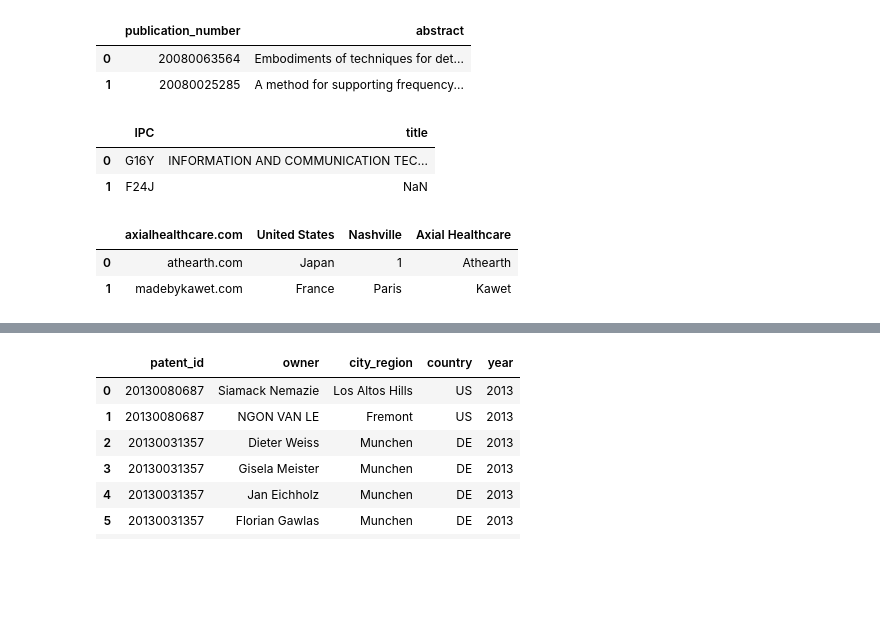
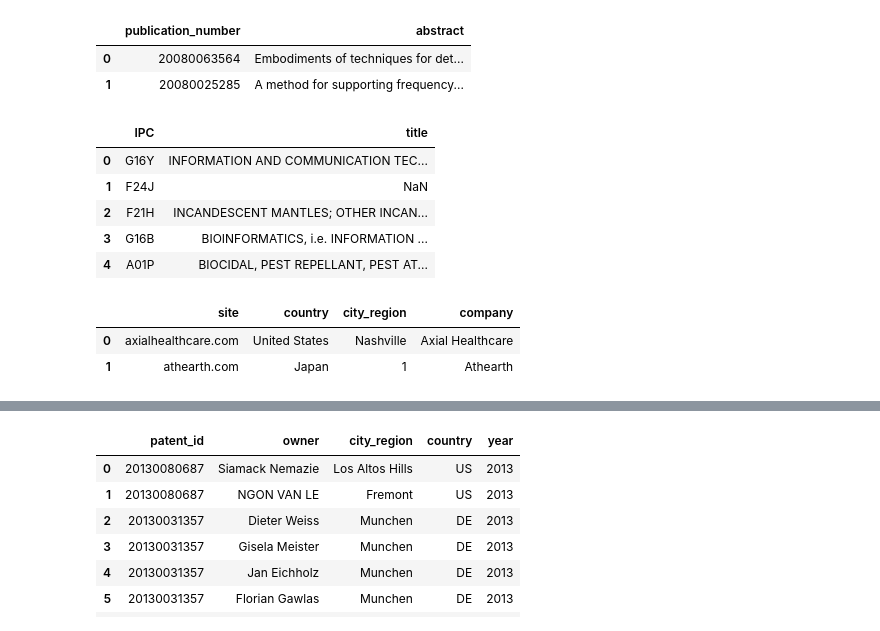
Before and after one commit to tseronni/genome, a Jupyter notebook: notebooks/00_data_understanding.ipynb, the cells around one changed output, grey strips where cells are left out. Drawn from its saved outputs; the diff is of its cells as text; code cells hidden in the pictures; blank space fills up the shorter version.

Commit message:
Correcao Nome da Coluna do List of Companies Inicio do Data Cleaning

```diff
--- a/notebooks/00_data_understanding.ipynb
+++ b/notebooks/00_data_understanding.ipynb
@@ -58,18 +53,22 @@ df_abstract.head(2)
 | 1 | 20080025285 | A method for supporting frequency... |
 # %%
 df_ipc = pd.read_excel(paths.raw_ipc_titles)
-df_ipc.head(2)
+df_ipc.head(5)
 # %% [output]
 |  | IPC | title |
 | 0 | G16Y | INFORMATION AND COMMUNICATION TEC... |
 | 1 | F24J | NaN |
+| 2 | F21H | INCANDESCENT MANTLES; OTHER INCAN... |
+| 3 | G16B | BIOINFORMATICS, i.e. INFORMATION ... |
+| 4 | A01P | BIOCIDAL, PEST REPELLANT, PEST AT... |
 # %%
-df_list_of_companies = pd.read_csv(paths.raw_list_of_companies)
+df_list_of_companies = pd.read_csv(filepath_or_buffer=paths.raw_list_of_companies,header=None,
+                                   names=['site','country','city_region','company'])
 df_list_of_companies.head(2)
 # %% [output]
-|  | axialhealthcare.com | United States | Nashville | Axial Healthcare |
-| 0 | athearth.com | Japan | 1 | Athearth |
-| 1 | madebykawet.com | France | Paris | Kawet |
+|  | site | country | city_region | company |
+| 0 | axialhealthcare.com | United States | Nashville | Axial Healthcare |
+| 1 | athearth.com | Japan | 1 | Athearth |
 # %%
 df_raw_patents = pd.read_parquet(paths.raw_parquet_raw_patents)
 df_raw_patents.head(2)
```
Also changed, not shown: parts of 14 cells of this notebook.
